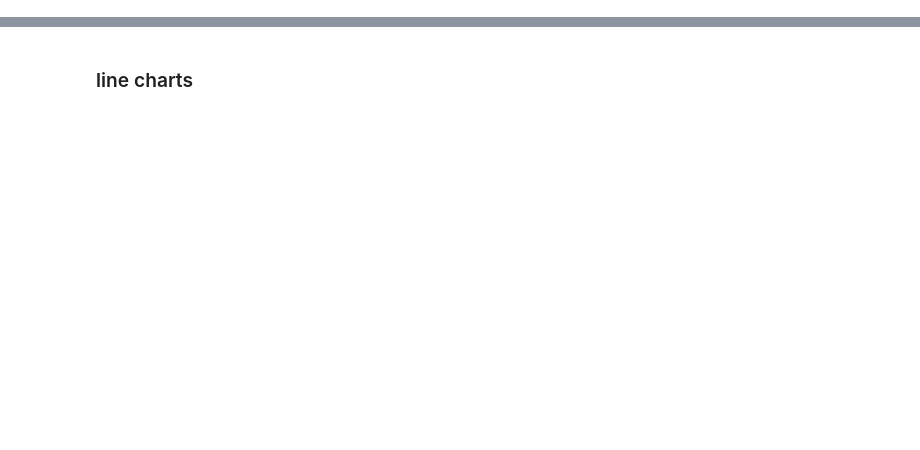
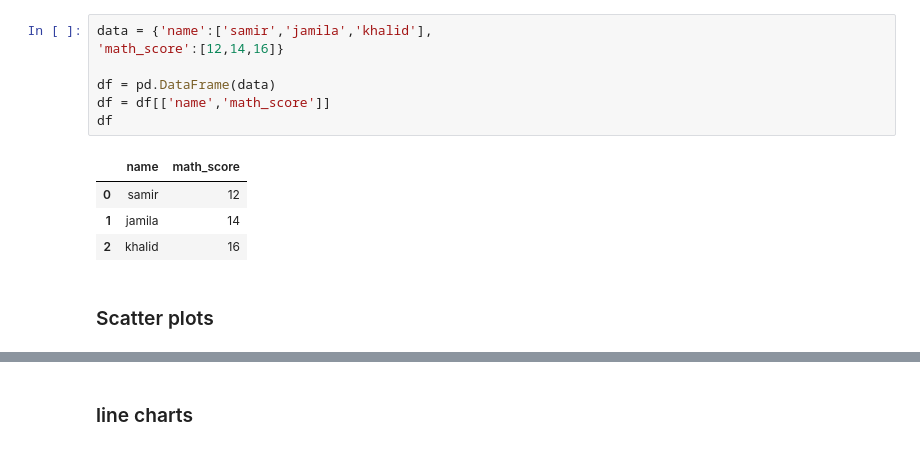
Before and after one commit to oumoussmehdi/DataScienceInArabic, a Jupyter notebook: Plotly.ipynb, the cells around one changed output, grey strips where cells are left out. Drawn from its saved outputs; the diff is of its cells as text; blank space fills up the shorter version.

```diff
--- a/Plotly.ipynb
+++ b/Plotly.ipynb
@@ -11,0 +15,14 @@ py.iplot(table, filename='jupyter-table1')
+# %%
+data = {'name':['samir','jamila','khalid'],
+'math_score':[12,14,16]}
+
+df = pd.DataFrame(data)
+df = df[['name','math_score']]
+df
+# %% [output]
+|  | name | math_score |
+| 0 | samir | 12 |
+| 1 | jamila | 14 |
+| 2 | khalid | 16 |
+# %% [markdown]
+### Scatter plots
```
Also changed, not shown: parts of 16 cells of this notebook, 6 other files.
